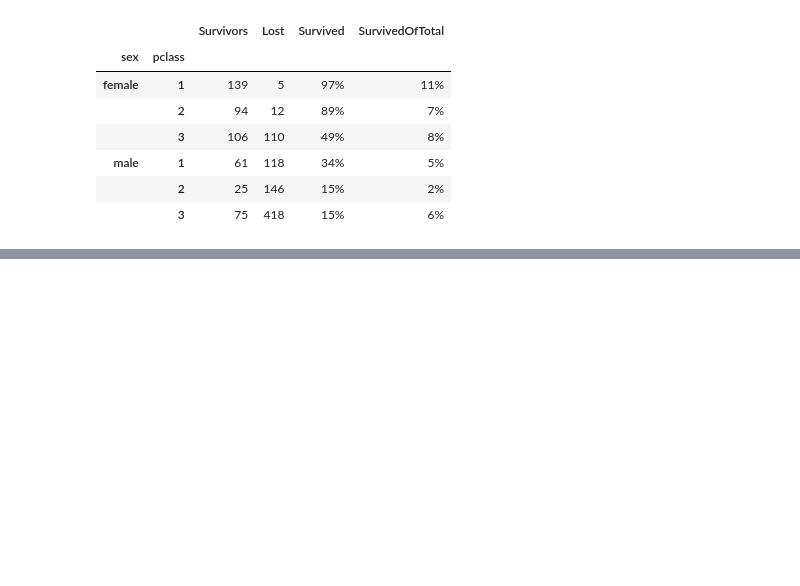
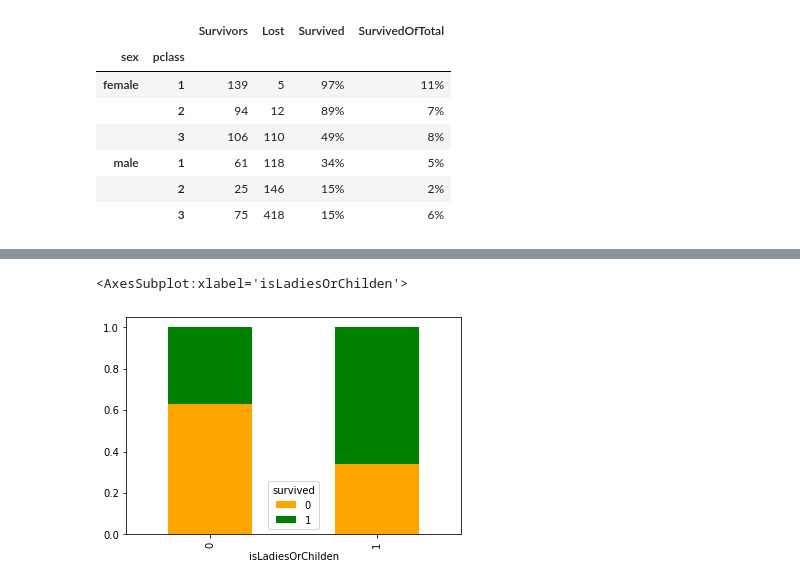
Before and after one commit to lauripe/data-analytics, a Jupyter notebook: src/assignment1/titanic.ipynb, the cells around one changed output, grey strips where cells are left out. Drawn from its saved outputs; the diff is of its cells as text; code cells hidden in the pictures; blank space fills up the shorter version.

```diff
--- a/src/assignment1/titanic.ipynb
+++ b/src/assignment1/titanic.ipynb
@@ -66,8 +67,0 @@ Now the figures are starting to tell something:
-# %%
-df = df.assign(
-    lost=lambda x: 1-x['survived']
-    , isLadiesOrChilden=lambda x: ((x['sex']=='female') & (x['age'] <= 15)).astype(int)
-    )
-
-
-df.head()
@@ -80,0 +68,10 @@ df.head()
+# %%
+# Define a helper-variable for identifying being a woman or a children of 15 or less years of age
+df = df.assign(
+    isLadiesOrChilden=lambda x: ((x['sex']=='female') & (x['age'] <= 15)).astype(int)
+    )
+
+pd.crosstab([df.isLadiesOrChilden], df.survived, normalize='index').plot.bar(stacked=True, color=['orange','green'])
+# %% [output]
+<AxesSubplot:xlabel='isLadiesOrChilden'>
+[figure, added]
```
Also changed, not shown: parts of 3 cells of this notebook, 1 other file.
